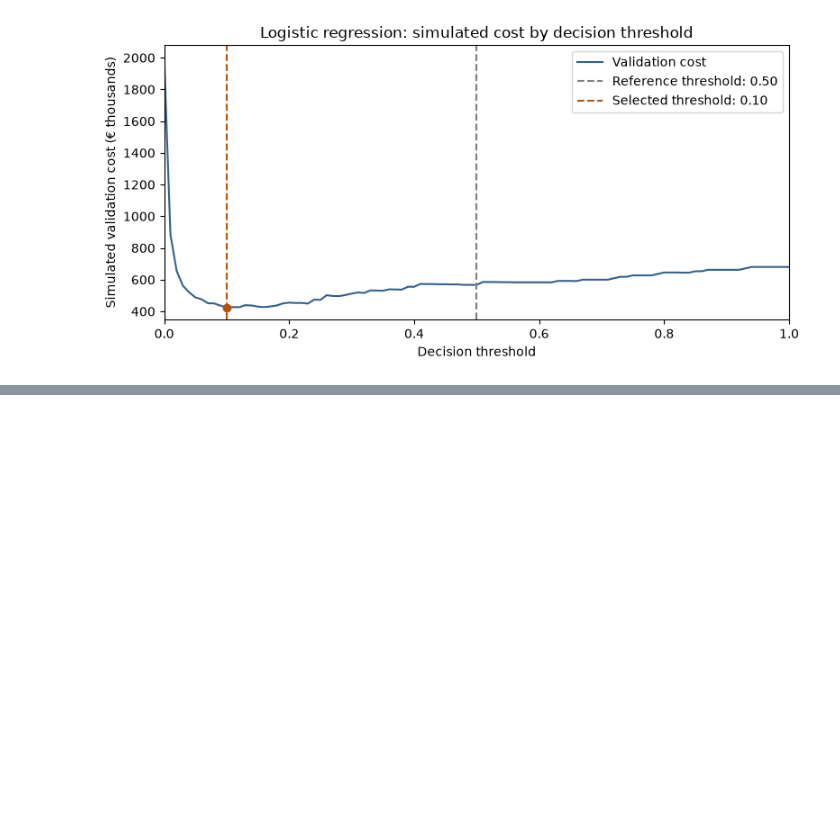
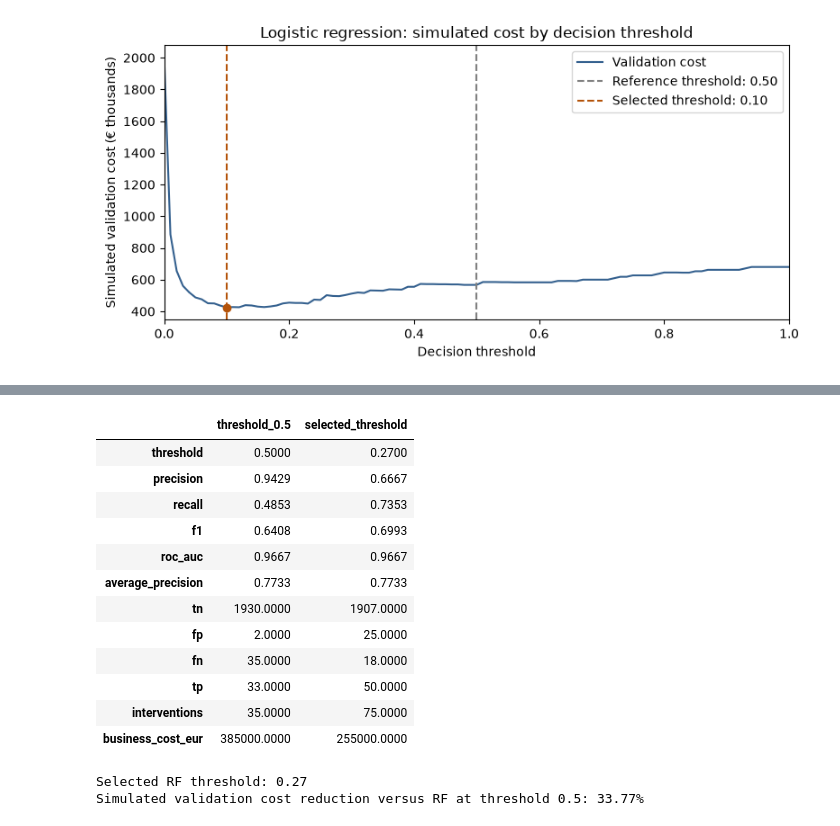
Before and after one commit to sayfcha/maintenance-industrial-mlops, a Jupyter notebook: notebooks/02_model_baselines.ipynb, the cells around one changed output, grey strips where cells are left out. Drawn from its saved outputs; the diff is of its cells as text; code cells hidden in the pictures; blank space fills up the shorter version.

```diff
--- a/notebooks/02_model_baselines.ipynb
+++ b/notebooks/02_model_baselines.ipynb
@@ -286,0 +370,59 @@ plt.show()
+# %%
+rf_threshold_results = []
+
+for threshold in thresholds:
+    metrics = evaluate_predictions(
+        y_val,
+        rf_probabilities,
+        threshold=float(threshold),
+        cost_missed_failure=COST_MISSED_FAILURE,
+        cost_intervention=COST_INTERVENTION,
+    )
+
+    rf_threshold_results.append(metrics)
+
+rf_threshold_results_df = pd.DataFrame(rf_threshold_results)
+
+rf_ranked_thresholds = rf_threshold_results_df.sort_values(
+    by=["business_cost_eur", "threshold"],
+    ascending=[True, False],
+)
+
+rf_best_result = rf_ranked_thresholds.iloc[0]
+
+rf_threshold_comparison = pd.DataFrame({
+    "threshold_0.5": pd.Series(rf_metrics),
+    "selected_threshold": rf_best_result,
+})
+
+rf_threshold_comparison.round(4)
+# %% [output]
+|  | threshold_0.5 | selected_threshold |
+| threshold | 0.5000 | 0.2700 |
+| precision | 0.9429 | 0.6667 |
+| recall | 0.4853 | 0.7353 |
+| f1 | 0.6408 | 0.6993 |
+| roc_auc | 0.9667 | 0.9667 |
+| average_precision | 0.7733 | 0.7733 |
+| tn | 1930.0000 | 1907.0000 |
+| fp | 2.0000 | 25.0000 |
+| fn | 35.0000 | 18.0000 |
+| tp | 33.0000 | 50.0000 |
+| interventions | 35.0000 | 75.0000 |
+| business_cost_eur | 385000.0000 | 255000.0000 |
+# %%
+rf_reference_cost = rf_metrics["business_cost_eur"]
+rf_selected_cost = rf_best_result["business_cost_eur"]
+
+rf_reduction_percent = (
+    100 * (rf_reference_cost - rf_selected_cost) / rf_reference_cost
+)
+
+print(f"Selected RF threshold: {rf_best_result['threshold']:.2f}")
+print(
+    "Simulated validation cost reduction versus RF at threshold 0.5: "
+    f"{rf_reduction_percent:.2f}%"
+)
+# %% [output]
+Selected RF threshold: 0.27
+Simulated validation cost reduction versus RF at threshold 0.5: 33.77%
```
Also changed, not shown: parts of 5 cells of this notebook, 1 other file.
